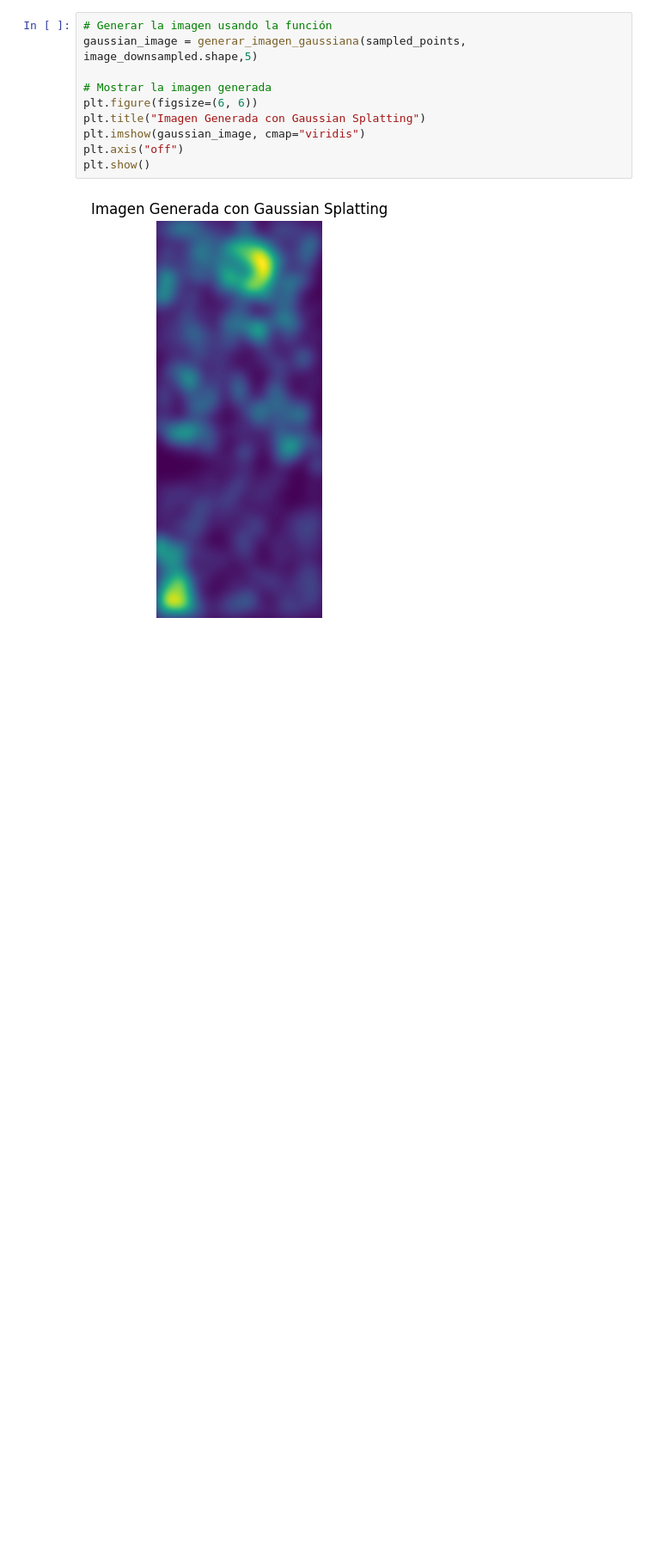
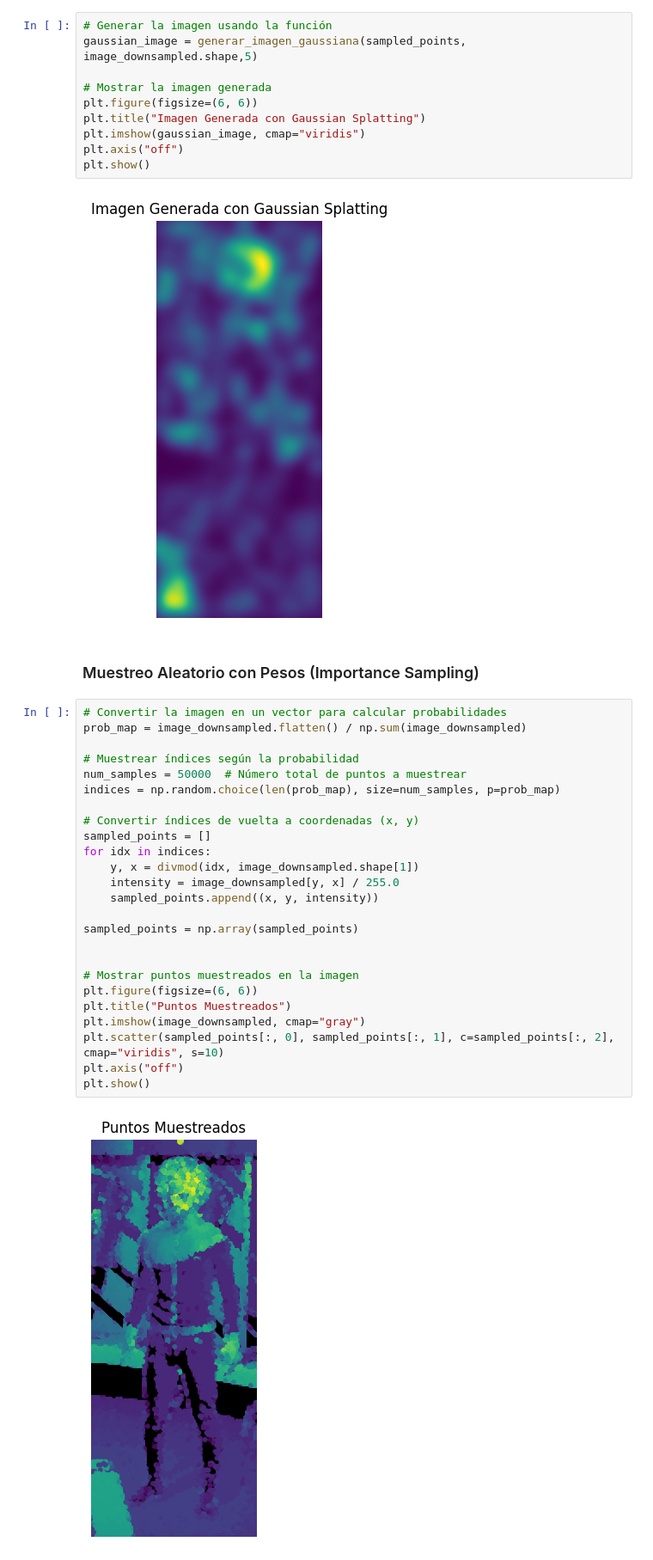
Before and after one commit to mariorht/Gaussian-splatting, a Jupyter notebook: notebooks/gaussian_splatting.ipynb, the cells around one changed output. Shown at 86% size. Saved outputs shown, nothing was run; the diff lists cells and outputs as text; blank space fills up the shorter version.

```diff
--- a/notebooks/gaussian_splatting.ipynb
+++ b/notebooks/gaussian_splatting.ipynb
@@ -238,3 +238,32 @@ plt.axis("off")
 plt.show()
 # %% [output]
 [figure]
+# %% [markdown]
+### Muestreo Aleatorio con Pesos (Importance Sampling)
+# %%
+# Convertir la imagen en un vector para calcular probabilidades
+prob_map = image_downsampled.flatten() / np.sum(image_downsampled)
+
+# Muestrear índices según la probabilidad
+num_samples = 50000  # Número total de puntos a muestrear
+indices = np.random.choice(len(prob_map), size=num_samples, p=prob_map)
+
+# Convertir índices de vuelta a coordenadas (x, y)
+sampled_points = []
+for idx in indices:
+    y, x = divmod(idx, image_downsampled.shape[1])
+    intensity = image_downsampled[y, x] / 255.0
+    sampled_points.append((x, y, intensity))
+
+sampled_points = np.array(sampled_points)
+
+
+# Mostrar puntos muestreados en la imagen
+plt.figure(figsize=(6, 6))
+plt.title("Puntos Muestreados")
+plt.imshow(image_downsampled, cmap="gray")
+plt.scatter(sampled_points[:, 0], sampled_points[:, 1], c=sampled_points[:, 2], cmap="viridis", s=10)
+plt.axis("off")
+plt.show()
+# %% [output]
+[figure, added]
```
Also changed, not shown: parts of 2 cells of this notebook.
